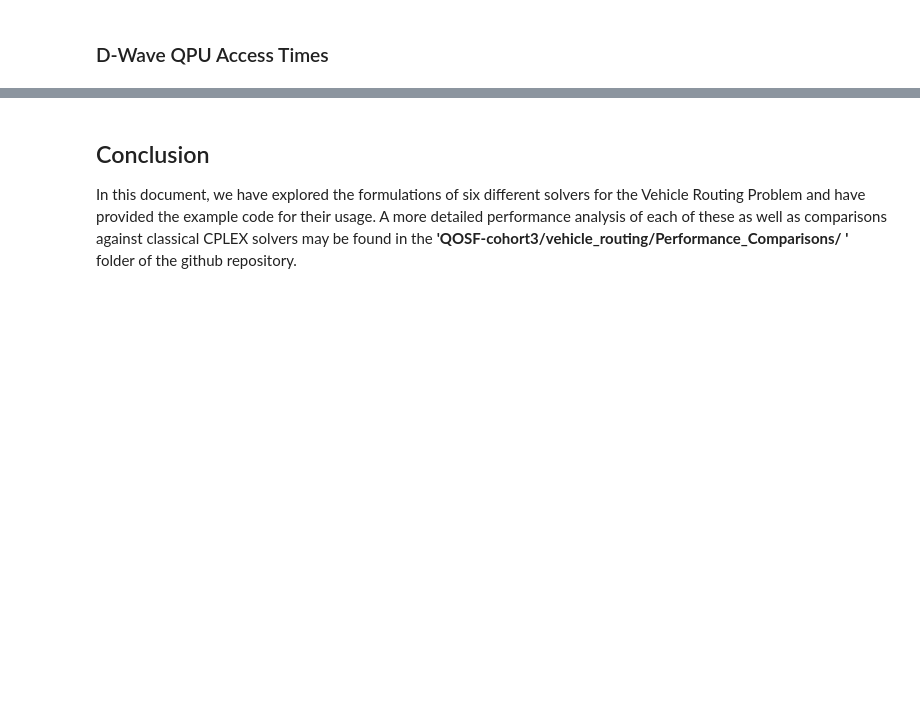
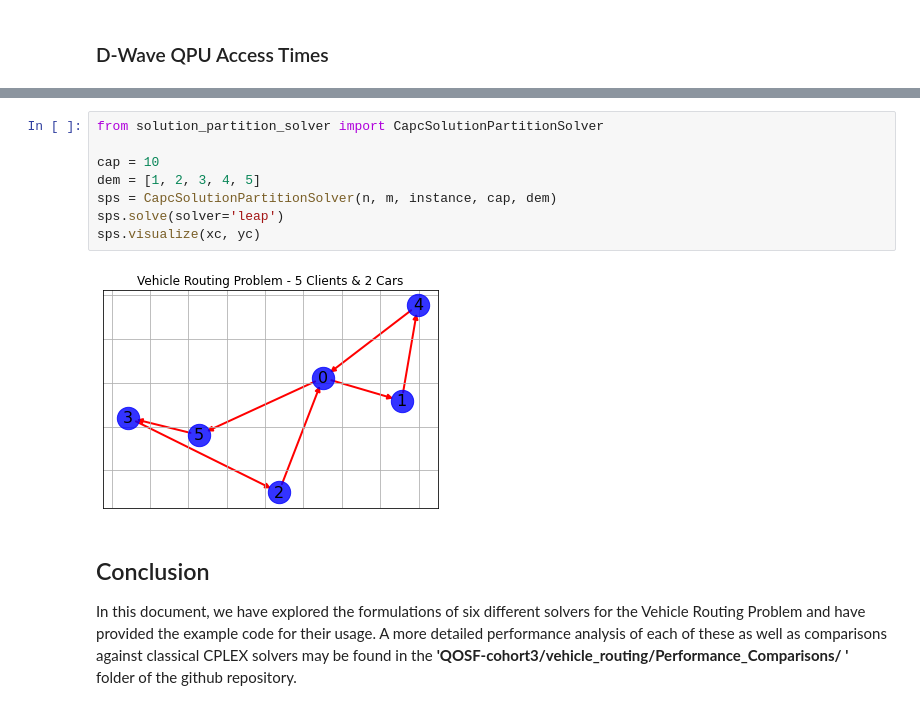
Before and after one commit to VGGatGitHub/QOSF-cohort3, a Jupyter notebook: vehicle_routing/Vehicle Routing Problem.ipynb, the cells around one changed output, grey strips where cells are left out. Cells and saved outputs as stored; diff of their text form; blank space fills up the shorter version.

```diff
--- a/vehicle_routing/Vehicle Routing Problem.ipynb
+++ b/vehicle_routing/Vehicle Routing Problem.ipynb
@@ -362,3 +366,13 @@ SPS - QPU Access Time: 116691 us
+# %%
+from solution_partition_solver import CapcSolutionPartitionSolver
+
+cap = 10
+dem = [1, 2, 3, 4, 5]
+sps = CapcSolutionPartitionSolver(n, m, instance, cap, dem)
+sps.solve(solver='leap')
+sps.visualize(xc, yc)
+# %% [output]
+[figure, added]
 # %% [markdown]
 ## Conclusion
 In this document, we have explored the formulations of six different solvers for the Vehicle Routing Problem and have provided the example code for their usage. A more detailed performance analysis of each of these as well as comparisons against classical CPLEX solvers may be found in the **'QOSF-cohort3/vehicle_routing/Performance_Comparisons/
```
Also changed, not shown: parts of 9 cells of this notebook.
